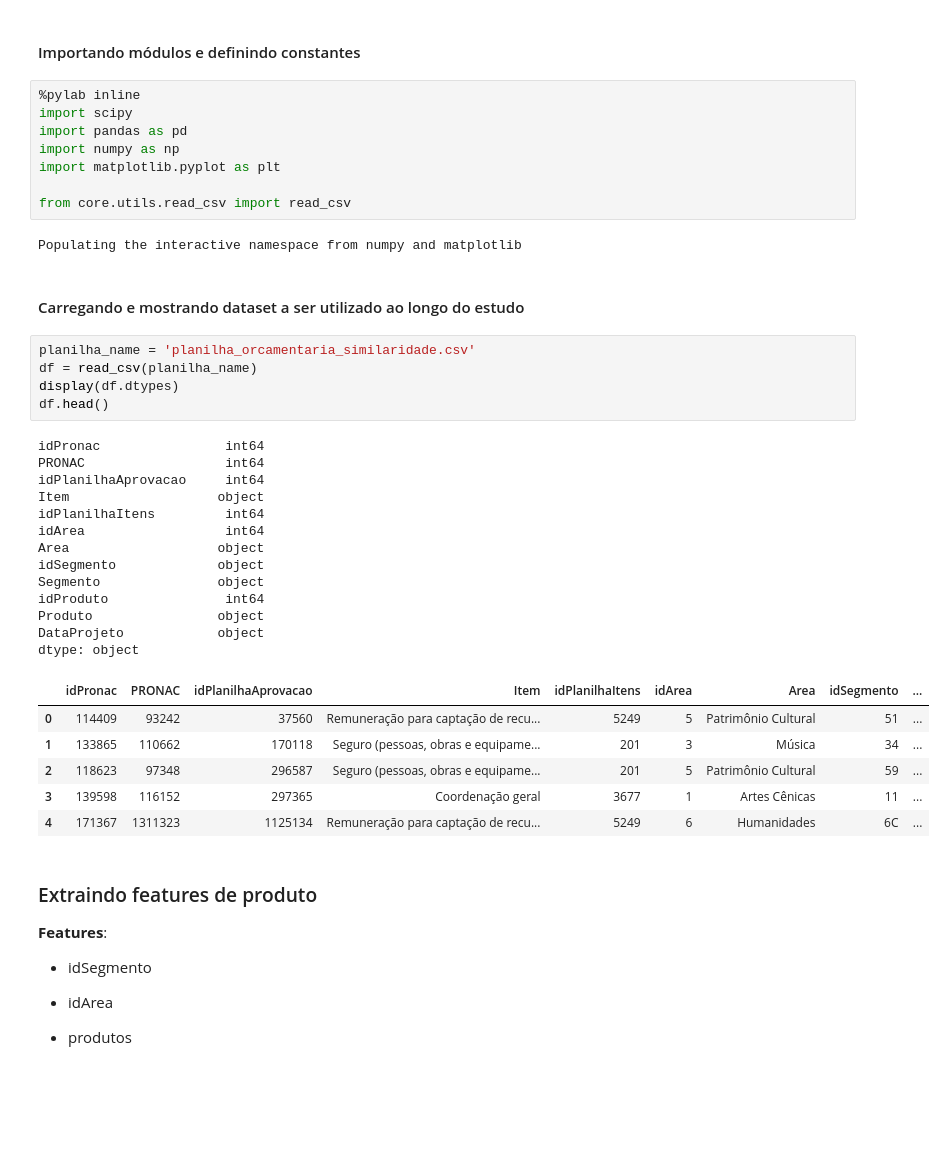
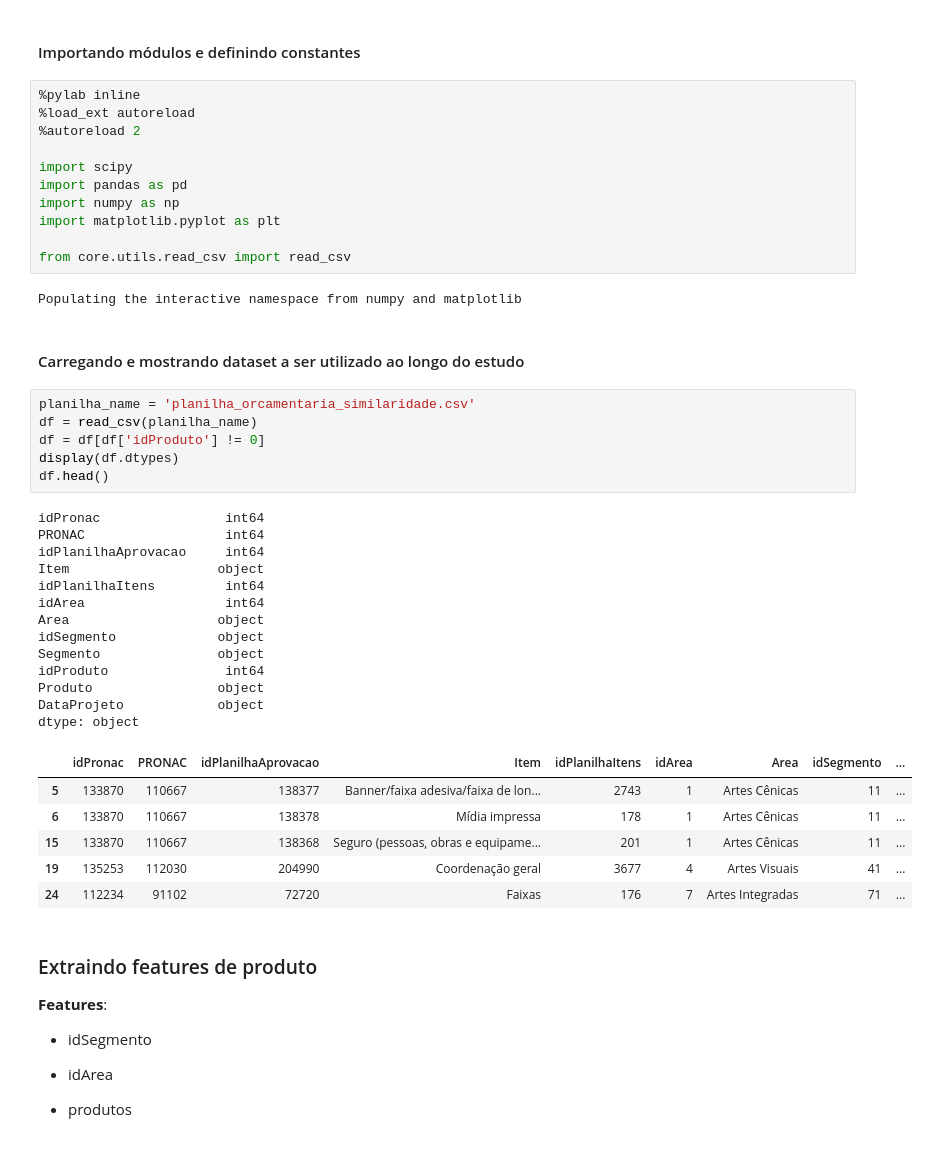
Before and after one commit to lappis-unb/salic-ml, a Jupyter notebook: notebooks/doing/projects_similarity_feature_engineering.ipynb, the cells around one changed output. Drawn from its saved outputs; the diff is of its cells as text; blank space fills up the shorter version.

```diff
--- a/notebooks/doing/projects_similarity_feature_engineering.ipynb
+++ b/notebooks/doing/projects_similarity_feature_engineering.ipynb
@@ -55,6 +53,9 @@ Abaixo é mostrado um exemplo de utilização da seção de preparação.
 #### Importando módulos e definindo constantes
 # %%
 %pylab inline
+%load_ext autoreload
+%autoreload 2
+
 import scipy
 import pandas as pd
 import numpy as np
@@ -68,28 +69,29 @@ Populating the interactive namespace from numpy and matplotlib
 # %%
 planilha_name = 'planilha_orcamentaria_similaridade.csv'
 df = read_csv(planilha_name)
+df = df[df['idProduto'] != 0]
 display(df.dtypes)
 df.head()
 # %% [output]
 idPronac                int64
 PRONAC                  int64
 idPlanilhaAprovacao     int64
 Item                   object
 idPlanilhaItens         int64
 idArea                  int64
 Area                   object
 idSegmento             object
 Segmento               object
 idProduto               int64
 Produto                object
 DataProjeto            object
 dtype: object
 |  | idPronac | PRONAC | idPlanilhaAprovacao | Item | idPlanilhaItens | idArea | Area | idSegmento | ... |
-| 0 | 114409 | 93242 | 37560 | Remuneração para captação de recu... | 5249 | 5 | Patrimônio Cultural | 51 | ... |
-| 1 | 133865 | 110662 | 170118 | Seguro (pessoas, obras e equipame... | 201 | 3 | Música | 34 | ... |
-| 2 | 118623 | 97348 | 296587 | Seguro (pessoas, obras e equipame... | 201 | 5 | Patrimônio Cultural | 59 | ... |
-| 3 | 139598 | 116152 | 297365 | Coordenação geral | 3677 | 1 | Artes Cênicas | 11 | ... |
-| 4 | 171367 | 1311323 | 1125134 | Remuneração para captação de recu... | 5249 | 6 | Humanidades | 6C | ... |
+| 5 | 133870 | 110667 | 138377 | Banner/faixa adesiva/faixa de lon... | 2743 | 1 | Artes Cênicas | 11 | ... |
+| 6 | 133870 | 110667 | 138378 | Mídia impressa | 178 | 1 | Artes Cênicas | 11 | ... |
+| 15 | 133870 | 110667 | 138368 | Seguro (pessoas, obras e equipame... | 201 | 1 | Artes Cênicas | 11 | ... |
+| 19 | 135253 | 112030 | 204990 | Coordenação geral | 3677 | 4 | Artes Visuais | 41 | ... |
+| 24 | 112234 | 91102 | 72720 | Faixas | 176 | 7 | Artes Integradas | 71 | ... |
 # %% [markdown]
 ### Extraindo features de produto
 
```
Also changed, not shown: parts of 40 cells of this notebook, 1 other file.
